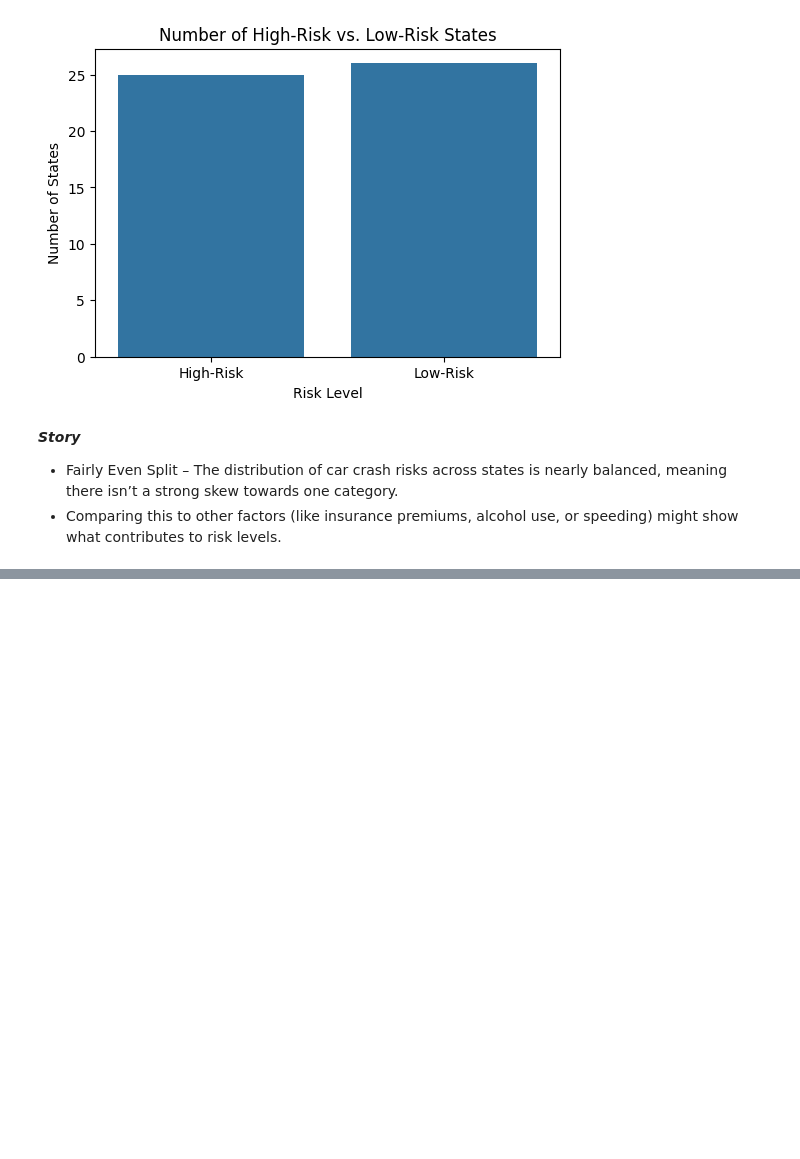
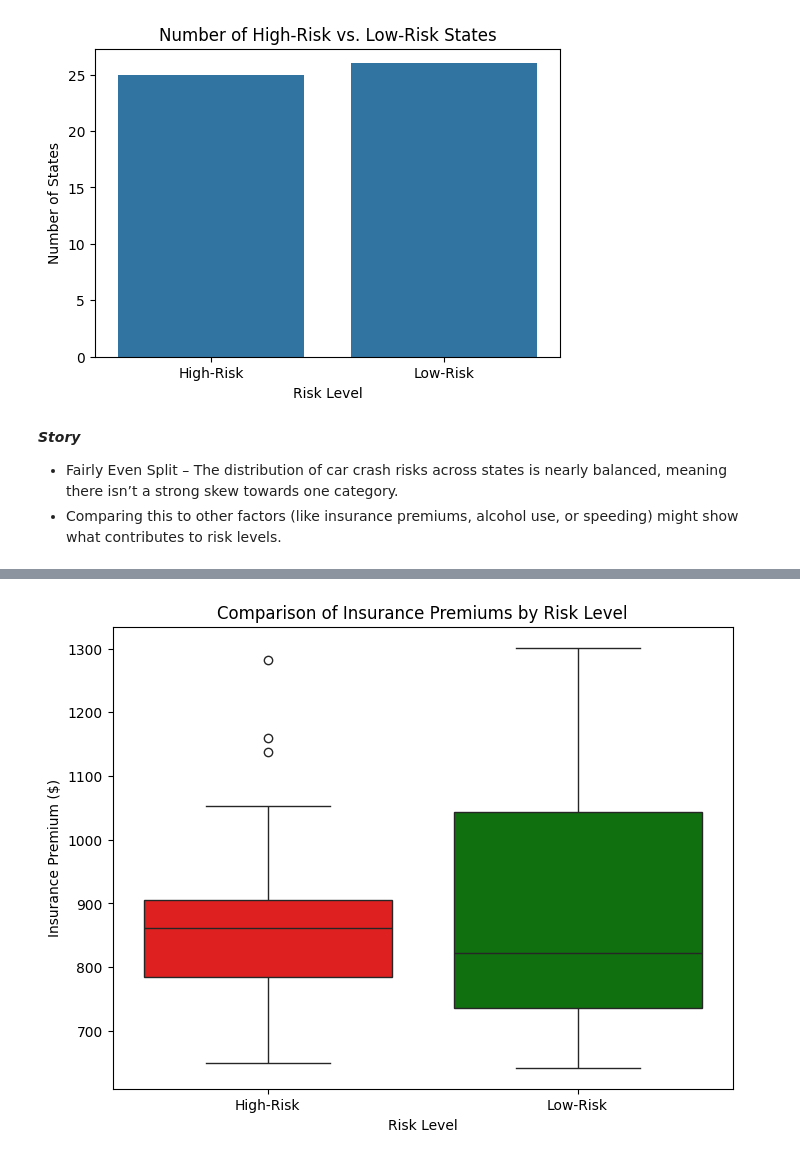
Before and after one commit to abeaderstadt/datafun-06-eda, a Jupyter notebook: beaderstadt_eda.ipynb, the cells around one changed output, grey strips where cells are left out. Saved outputs shown, nothing was run; the diff lists cells and outputs as text; code cells hidden in the pictures; blank space fills up the shorter version.

```diff
--- a/beaderstadt_eda.ipynb
+++ b/beaderstadt_eda.ipynb
@@ -259,0 +269,11 @@ plt.show()
+# %%
+plt.figure(figsize=(8, 6))
+sns.boxplot(x='risk_level', y='ins_premium', data=df, hue='risk_level', palette=['red', 'green'], legend=False)
+
+plt.xlabel("Risk Level")
+plt.ylabel("Insurance Premium ($)")
+plt.title("Comparison of Insurance Premiums by Risk Level")
+
+plt.show()
+# %% [output]
+[figure, added]
```
Also changed, not shown: parts of 6 cells of this notebook.
